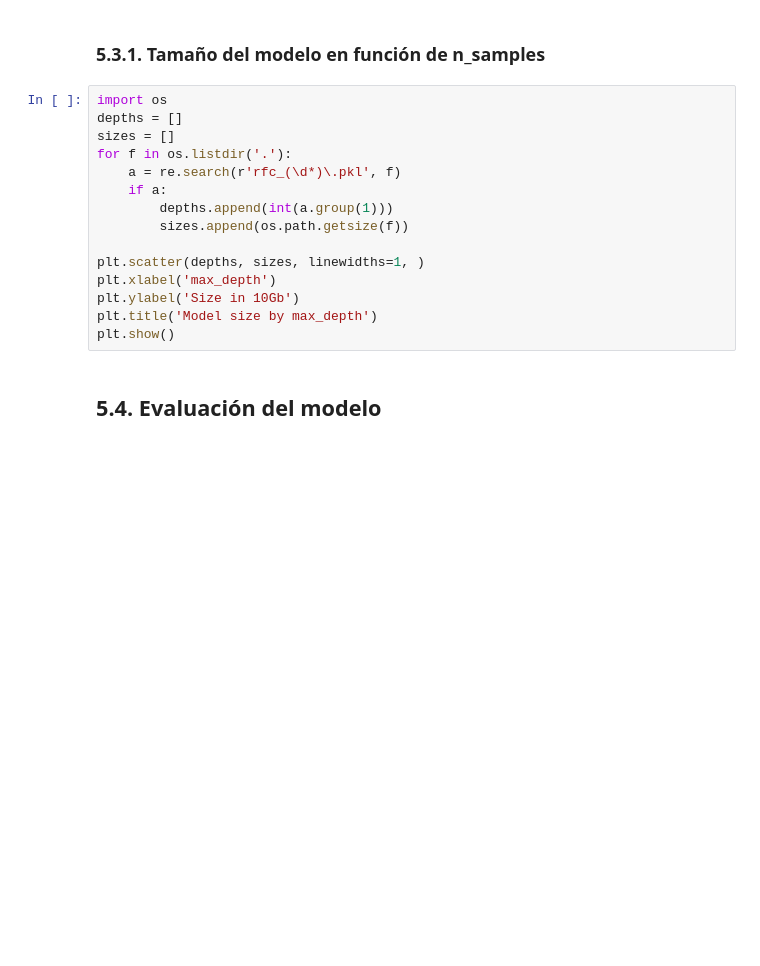
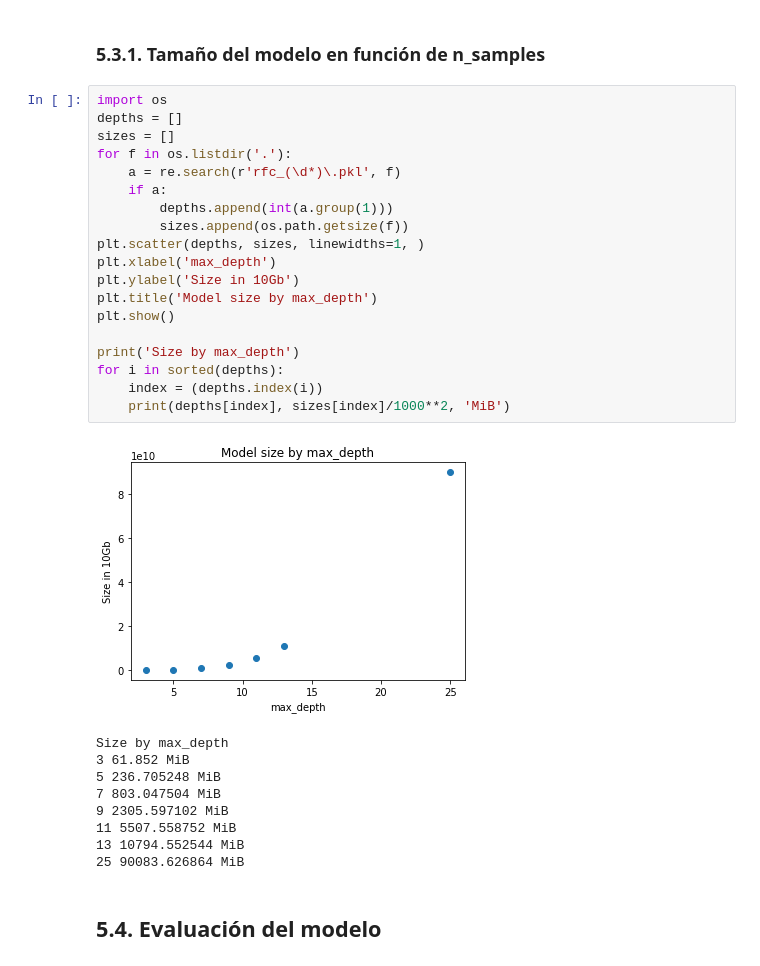
Before and after one commit to Amandasilvap/Capstone-Project-UB, a Jupyter notebook: Code/Capstone_final.ipynb, the cells around one changed output. Cells and saved outputs as stored; diff of their text form; blank space fills up the shorter version.

```diff
--- a/Code/Capstone_final.ipynb
+++ b/Code/Capstone_final.ipynb
@@ -608,18 +608,32 @@ for i in list(range(3,14, 2)) + [25]:
 # %%
 import os
 depths = []
 sizes = []
 for f in os.listdir('.'):
     a = re.search(r'rfc_(\d*)\.pkl', f)
     if a:
         depths.append(int(a.group(1)))
         sizes.append(os.path.getsize(f))
-
 plt.scatter(depths, sizes, linewidths=1, )
 plt.xlabel('max_depth')
 plt.ylabel('Size in 10Gb')
 plt.title('Model size by max_depth')
 plt.show()
+
+print('Size by max_depth')
+for i in sorted(depths):
+    index = (depths.index(i))
+    print(depths[index], sizes[index]/1000**2, 'MiB')
+# %% [output]
+[figure, added]
+Size by max_depth
+3 61.852 MiB
+5 236.705248 MiB
+7 803.047504 MiB
+9 2305.597102 MiB
+11 5507.558752 MiB
+13 10794.552544 MiB
+25 90083.626864 MiB
 # %% [markdown]
 ## 5.4. Evaluación del modelo
 # %% [markdown]
```
Also changed, not shown: parts of 8 cells of this notebook.
